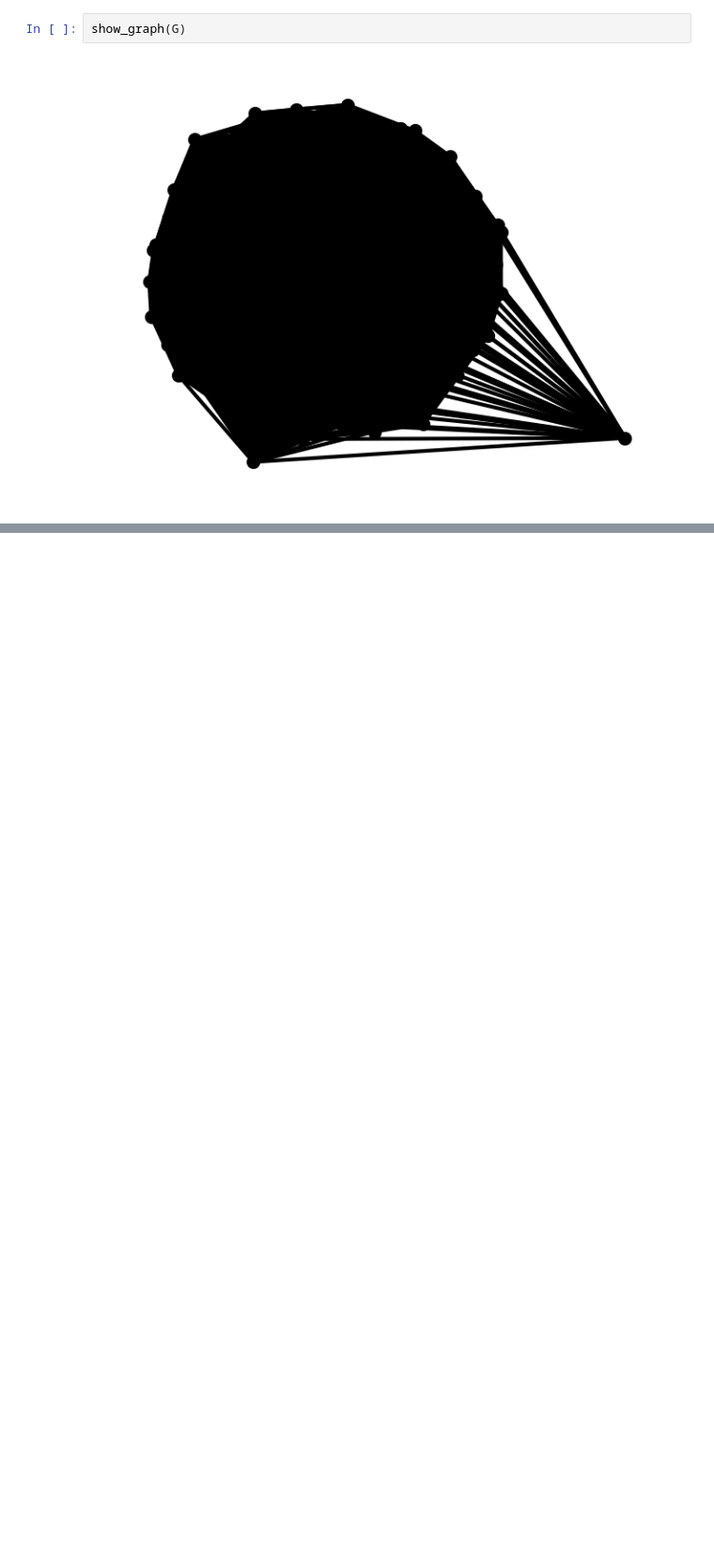
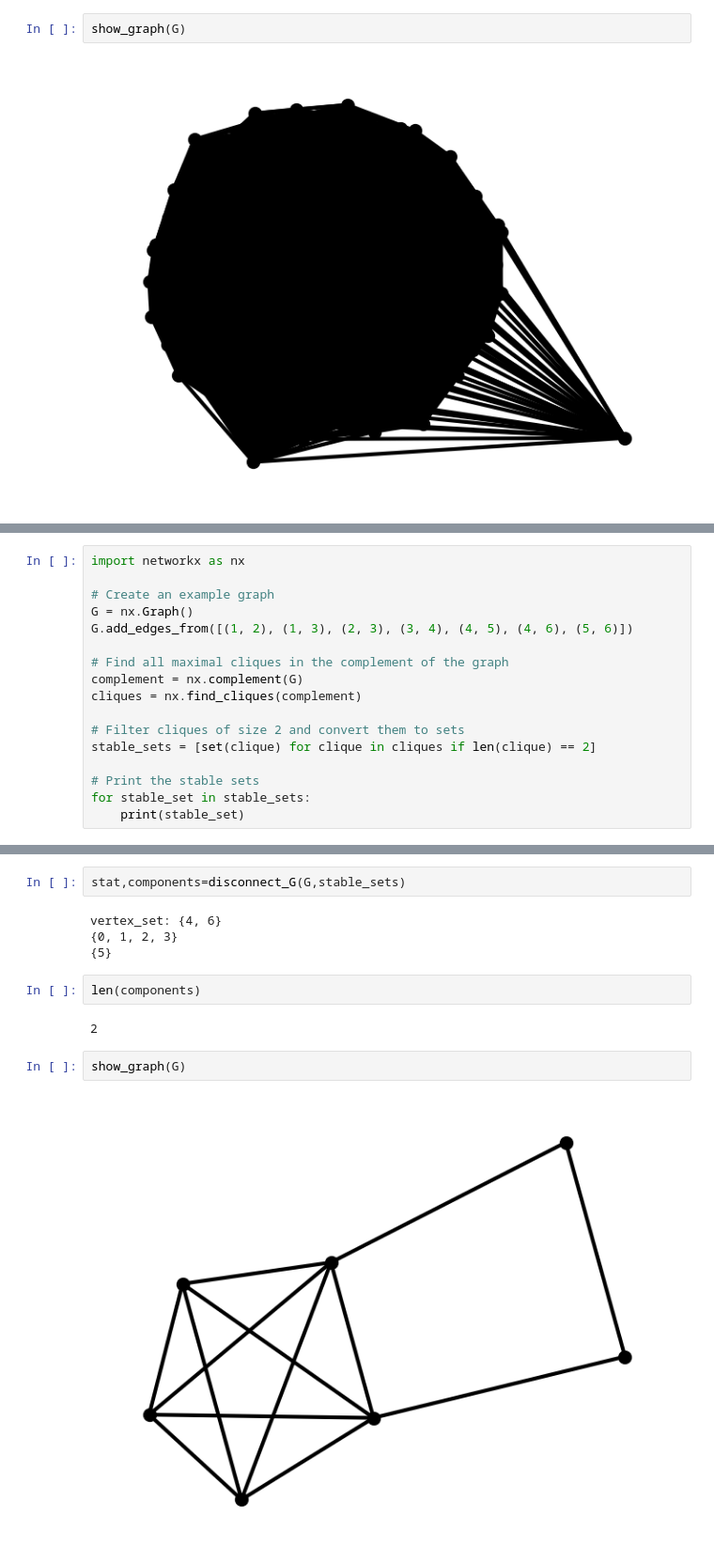
Before and after one commit to vonals/code, a Jupyter notebook: graphx.ipynb, the cells around one changed output, grey strips where cells are left out. Shown at 94% size. Drawn from its saved outputs; the diff is of its cells as text; blank space fills up the shorter version.

```diff
--- a/graphx.ipynb
+++ b/graphx.ipynb
@@ -321,0 +351,17 @@ show_graph(G)
+# %%
+import networkx as nx
+
+# Create an example graph
+G = nx.Graph()
+G.add_edges_from([(1, 2), (1, 3), (2, 3), (3, 4), (4, 5), (4, 6), (5, 6)])
+
+# Find all maximal cliques in the complement of the graph
+complement = nx.complement(G)
+cliques = nx.find_cliques(complement)
+
+# Filter cliques of size 2 and convert them to sets
+stable_sets = [set(clique) for clique in cliques if len(clique) == 2]
+
+# Print the stable sets
+for stable_set in stable_sets:
+    print(stable_set)
@@ -321,0 +428,14 @@ show_graph(G)
+# %%
+stat,components=disconnect_G(G,stable_sets)
+# %% [output]
+vertex_set: {4, 6}
+{0, 1, 2, 3}
+{5}
+# %%
+len(components)
+# %% [output]
+2
+# %%
+show_graph(G)
+# %% [output]
+[figure, added]
```
Also changed, not shown: parts of 15 cells of this notebook.
